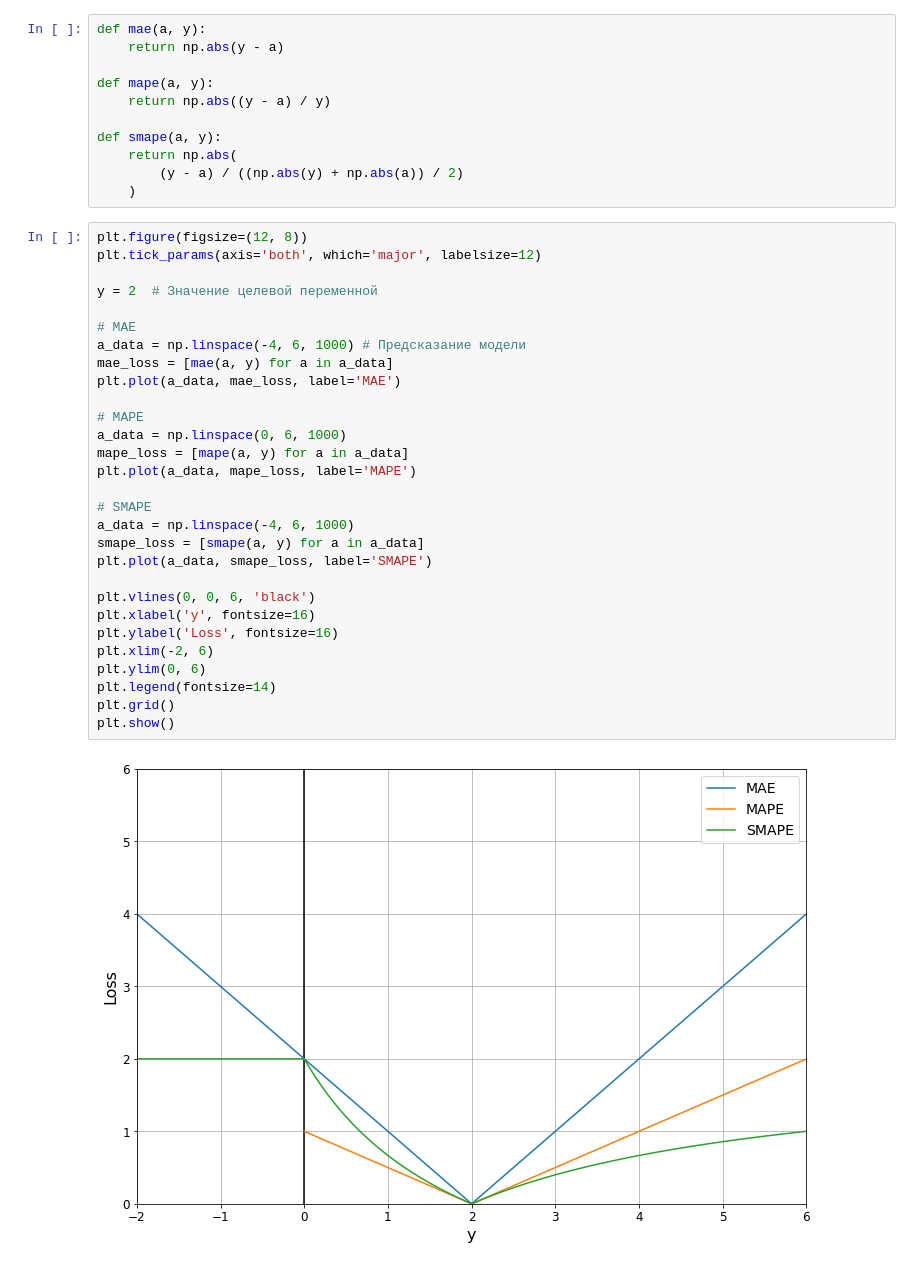
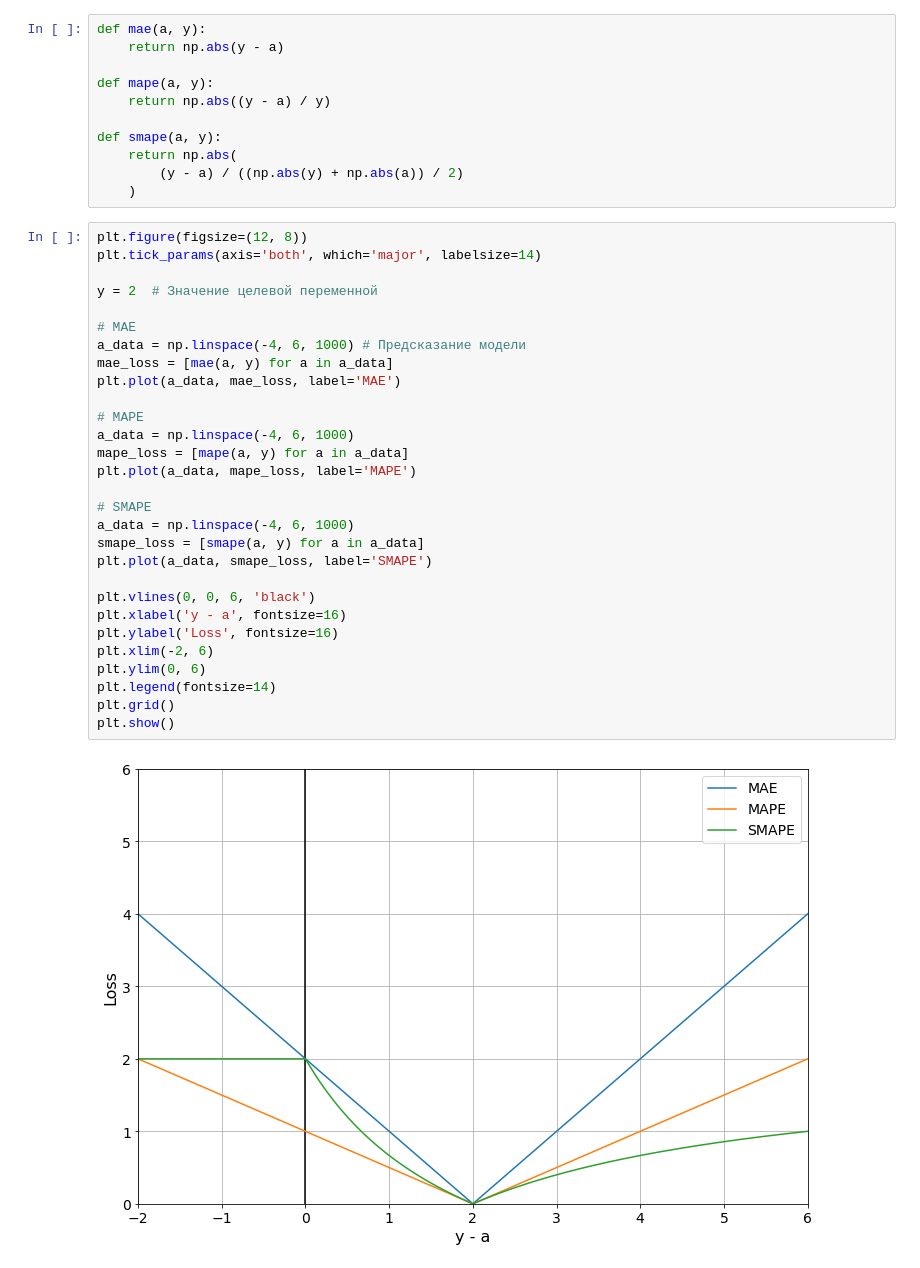
Before and after one commit to SciWake/Intermediate_education, a Jupyter notebook: Machine_learning/lecture-notes/2_Linear_regression_Notes.ipynb, the cells around one changed output. Drawn from its saved outputs; the diff is of its cells as text.

Commit message:
Add a MAPE graph

```diff
--- a/Machine_learning/lecture-notes/2_Linear_regression_Notes.ipynb
+++ b/Machine_learning/lecture-notes/2_Linear_regression_Notes.ipynb
@@ -161,32 +161,32 @@ def smape(a, y):
     )
 # %%
 plt.figure(figsize=(12, 8))
-plt.tick_params(axis='both', which='major', labelsize=12)
+plt.tick_params(axis='both', which='major', labelsize=14)
 
 y = 2  # Значение целевой переменной
 
 # MAE
 a_data = np.linspace(-4, 6, 1000) # Предсказание модели
 mae_loss = [mae(a, y) for a in a_data]
 plt.plot(a_data, mae_loss, label='MAE')
 
 # MAPE
-a_data = np.linspace(0, 6, 1000)
+a_data = np.linspace(-4, 6, 1000)
 mape_loss = [mape(a, y) for a in a_data]
 plt.plot(a_data, mape_loss, label='MAPE')
 
 # SMAPE
 a_data = np.linspace(-4, 6, 1000)
 smape_loss = [smape(a, y) for a in a_data]
 plt.plot(a_data, smape_loss, label='SMAPE')
 
 plt.vlines(0, 0, 6, 'black')
-plt.xlabel('y', fontsize=16)
+plt.xlabel('y - a', fontsize=16)
 plt.ylabel('Loss', fontsize=16)
 plt.xlim(-2, 6)
 plt.ylim(0, 6)
 plt.legend(fontsize=14)
 plt.grid()
 plt.show()
 # %% [output]
-[figure, old version]
+[figure, new version]
```
Also changed, not shown: parts of 3 cells of this notebook.
